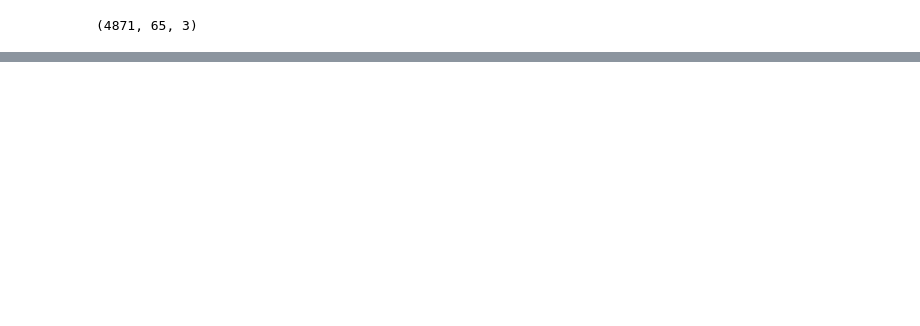
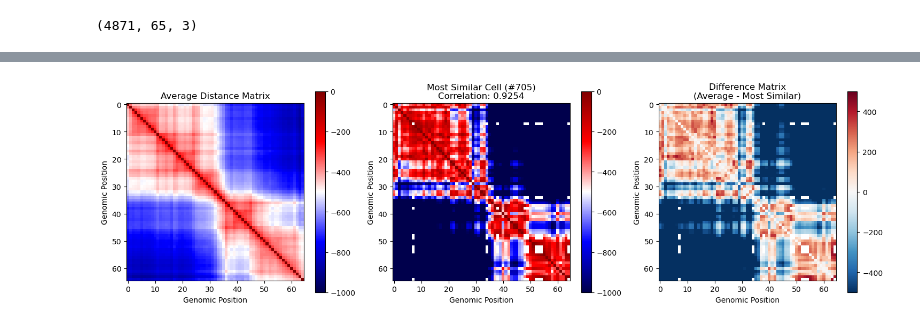
Before and after one commit to ScheWann/ChromPolymerDB, a Jupyter notebook: Scripts/bintu_process.ipynb, the cells around one changed output, grey strips where cells are left out. Drawn from its saved outputs; the diff is of its cells as text; code cells hidden in the pictures; blank space fills up the shorter version.

Commit message:
added corr calculation method to find the best cell

```diff
--- a/Scripts/bintu_process.ipynb
+++ b/Scripts/bintu_process.ipynb
@@ -74,0 +198,86 @@ for i in range(10):
+# %%
+# Visualize the results
+if most_similar_cell_idx is not None:
+    # Plot comparison between average matrix and most similar cell
+    fig, axes = plt.subplots(1, 3, figsize=(15, 5))
+
+    # Plot 1: Average distance matrix
+    axes[0].imshow(-avg_mat, interpolation='nearest', cmap='seismic', vmin=-1000, vmax=0)
+    axes[0].set_title('Average Distance Matrix')
+    axes[0].set_xlabel('Genomic Position')
+    axes[0].set_ylabel('Genomic Position')
+
+    # Plot 2: Most similar cell's distance matrix
+    most_similar_zxy = zxys[most_similar_cell_idx]
+    # Apply interpolation to handle NaN values
+    most_similar_zxy_filled = np.array(most_similar_zxy)
+    nan_positions = np.isnan(most_similar_zxy[:, 0])
+    if np.any(nan_positions):
+        for coord_idx in range(3):
+            most_similar_zxy_filled[:, coord_idx] = interp1dnan(most_similar_zxy[:, coord_idx])
+
+    most_similar_dist_mat = squareform(pdist(most_similar_zxy_filled))
+    # Mark original NaN positions
+    if np.any(nan_positions):
+        bad_positions = np.where(nan_positions)[0]
+        most_similar_dist_mat[bad_positions[:, None], bad_positions] = np.nan
+
+    im2 = axes[1].imshow(-most_similar_dist_mat, interpolation='nearest', cmap='seismic', vmin=-1000, vmax=0)
+    axes[1].set_title(f'Most Similar Cell (#{most_similar_cell_idx})\nCorrelation: {best_correlation:.4f}')
+    axes[1].set_xlabel('Genomic Position')
+    axes[1].set_ylabel('Genomic Position')
+
+    # Plot 3: Difference matrix
+    diff_mat = avg_mat - most_similar_dist_mat
+    im3 = axes[2].imshow(diff_mat, interpolation='nearest', cmap='RdBu_r', vmin=-500, vmax=500)
+    axes[2].set_title('Difference Matrix\n(Average - Most Similar)')
+    axes[2].set_xlabel('Genomic Position')
+    axes[2].set_ylabel('Genomic Position')
+
+    # Add colorbars
+    plt.colorbar(im2, ax=axes[0], shrink=0.8)
+    plt.colorbar(im2, ax=axes[1], shrink=0.8)
+    plt.colorbar(im3, ax=axes[2], shrink=0.8)
+
+    plt.tight_layout()
+    plt.show()
+
+    # Show distribution of correlations
+    plt.figure(figsize=(10, 4))
+
+    plt.subplot(1, 2, 1)
+    valid_corrs = all_correlations[~np.isnan(all_correlations)]
+    plt.hist(valid_corrs, bins=50, alpha=0.7, edgecolor='black')
+    plt.axvline(best_correlation, color='red', linestyle='--', linewidth=2,
+                label=f'Most Similar (r={best_correlation:.4f})')
+    plt.xlabel('Pearson Correlation with Average Matrix')
+    plt.ylabel('Number of Cells')
+    plt.title('Distribution of Correlations')
+    plt.legend()
+    plt.grid(True, alpha=0.3)
+
+    plt.subplot(1, 2, 2)
+    # Show top 10 most similar cells
+    valid_indices = np.where(~np.isnan(all_correlations))[0]
+    valid_correlations = all_correlations[valid_indices]
+    sorted_indices = valid_indices[np.argsort(valid_correlations)[::-1]]
+    top_10_indices = sorted_indices[:10]
+    top_10_corrs = all_correlations[top_10_indices]
+
+    plt.barh(range(len(top_10_indices)), top_10_corrs)
+    plt.yticks(range(len(top_10_indices)), [f'Cell {idx}' for idx in top_10_indices])
+    plt.xlabel('Correlation with Average Matrix')
+    plt.title('Top 10 Most Similar Cells')
+    plt.grid(True, alpha=0.3)
+
+    plt.tight_layout()
+    plt.show()
+
+    print(f"\nTop 10 most similar cells:")
+    for i, (idx, corr) in enumerate(zip(top_10_indices, top_10_corrs)):
+        print(f"{i+1:2d}. Cell {idx:4d}: correlation = {corr:.4f}")
+
+else:
+    print("No valid correlations found. Cannot identify most similar cell.")
+# %% [output]
+[figure, added]
```
Also changed, not shown: parts of 8 cells of this notebook.
